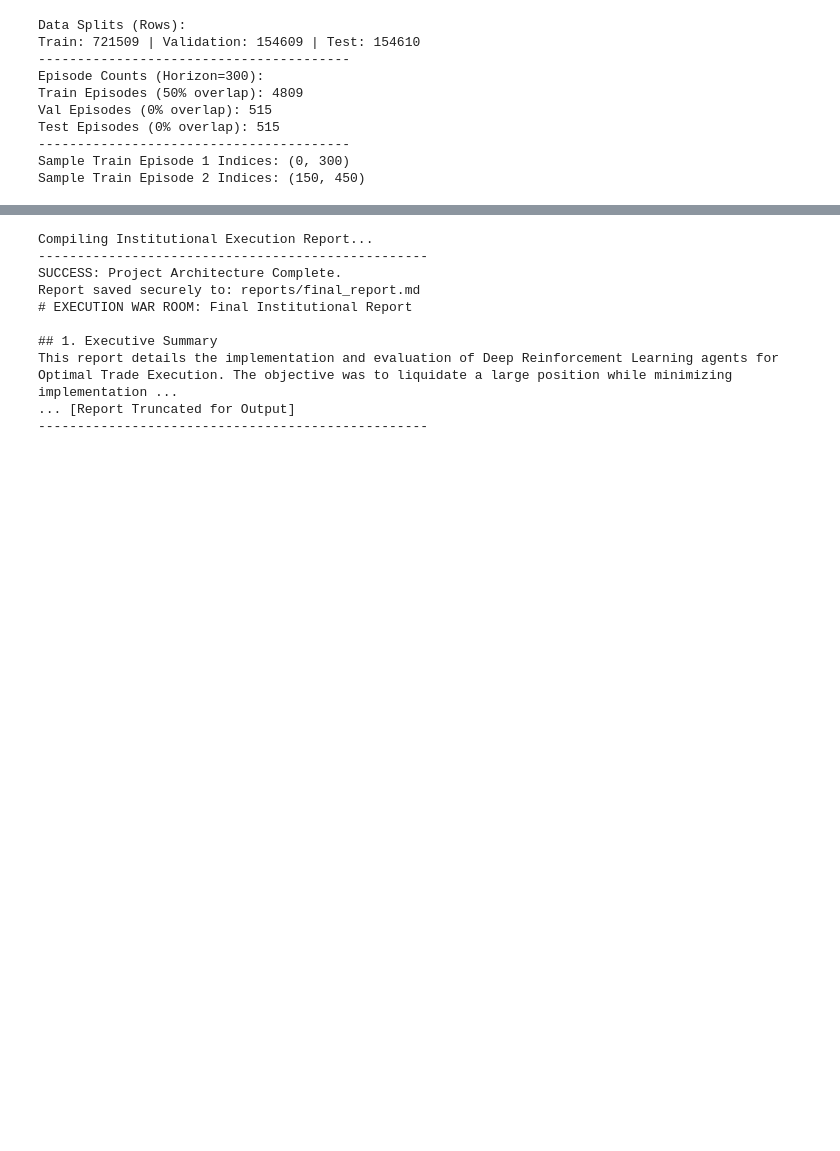
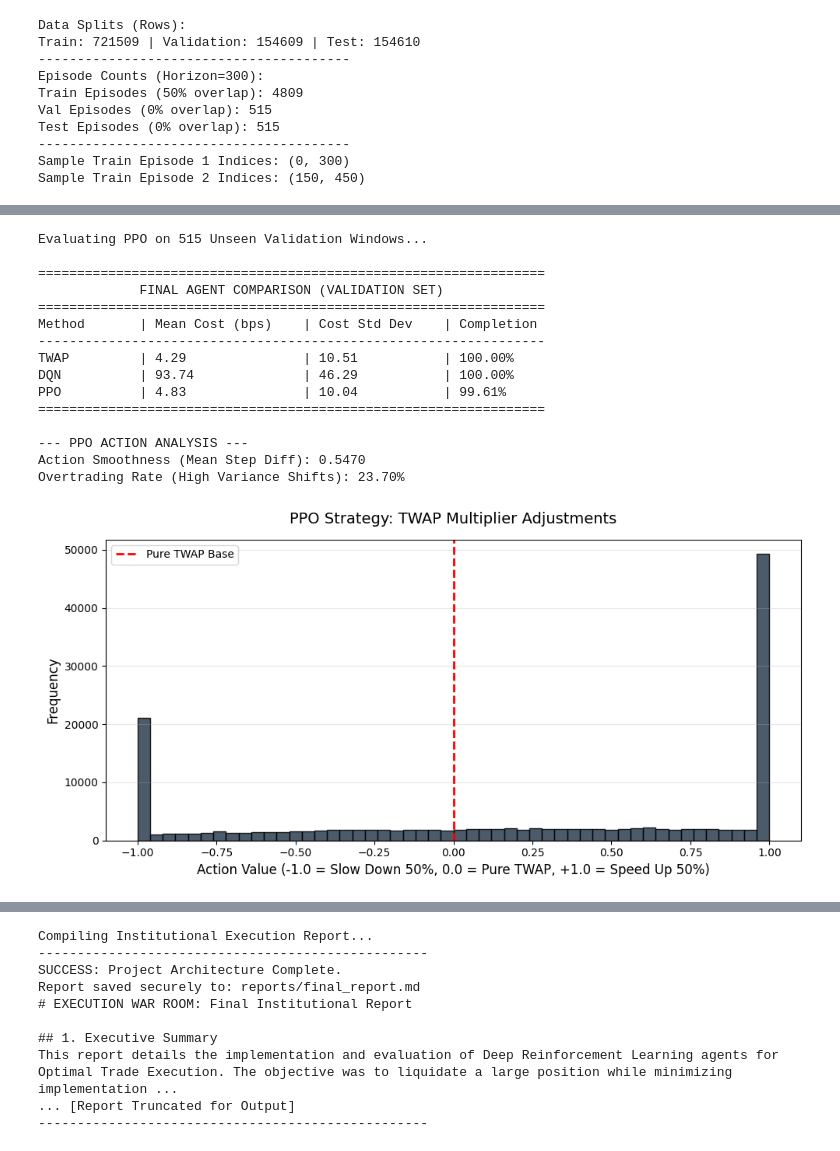
Before and after one commit to NegativeGravity/Optimal_Execution_DRL, a Jupyter notebook: execution-war-room.ipynb, the cells around one changed output, grey strips where cells are left out. Cells and saved outputs as stored; diff of their text form; code cells hidden in the pictures; blank space fills up the shorter version.

Commit message:
Kaggle Notebook | Execution War Room | Version 3

```diff
--- a/execution-war-room.ipynb
+++ b/execution-war-room.ipynb
@@ -505,7 +520,7 @@ Liquidity-Aware: Cost = -5.64 bps, Leftover = 0.000000
 # %%
 class ExecutionRewardEnv(ContinuousExecutionEnv):
-    def __init__(self, df, initial_inventory=1.0, horizon=300, impact_coef=1e-4, max_participation=1.0, reward_variant='B'):
-        super().__init__(df, initial_inventory, horizon, impact_coef, max_participation)
+    def __init__(self, df, initial_inventory=1.0, horizon=300, impact_coef=1e-4, reward_variant='B'):
+        super().__init__(df, initial_inventory, horizon, impact_coef)
         self.reward_variant = reward_variant
 
     def step(self, action):
@@ -518,11 +533,11 @@ class ExecutionRewardEnv(ContinuousExecutionEnv):
             reward = float(-step_cost_bps)
 
         elif self.reward_variant == 'B':
-            inventory_risk_penalty = inventory * 0.5
+            inventory_risk_penalty = (inventory ** 2) * 5.0
 
             terminal_penalty = 0.0
             if terminated and inventory > 1e-6:
-                terminal_penalty = inventory * 500.0
+                terminal_penalty = (inventory ** 2) * 5000.0
 
             reward = float(-step_cost_bps - inventory_risk_penalty - terminal_penalty)
 
@@ -545,7 +560,7 @@ def test_reward_variant(variant_name, data_df):
     results = {}
 
     for name, agent in agents.items():
-        env = ExecutionRewardEnv(df=data_df, horizon=300, max_participation=1.0, reward_variant=variant_name)
+        env = ExecutionRewardEnv(df=data_df, horizon=300, reward_variant=variant_name)
         obs, info = env.reset()
 
         terminated = False
@@ -594,21 +609,22 @@ class RewardWrapper(gym.Wrapper):
         self.reward_variant = reward_variant
 
     def step(self, action):
-        obs, reward, terminated, truncated, info = self.env.step(action)
+        obs, base_reward, terminated, truncated, info = self.env.step(action)
 
         step_cost_bps = info['step_cost_bps']
         inventory = info['inventory_remaining']
 
         if self.reward_variant == 'A':
             reward = float(-step_cost_bps)
+
         elif self.reward_variant == 'B':
-            inventory_risk_penalty = inventory * 0.5
-
+            inventory_risk_penalty = (inventory ** 2) * 5.0
             terminal_penalty = 0.0
             if terminated and inventory > 1e-6:
-                terminal_penalty = inventory * 500.0
+                terminal_penalty = (inventory ** 2) * 5000.0
 
             reward = float(-step_cost_bps - inventory_risk_penalty - terminal_penalty)
+
         else:
             reward = 0.0
 
@@ -766 +942,60 @@ Action 1 (Sell 2.5%): 0.00% of steps
+# %%
+import matplotlib.pyplot as plt
+
+print(f"Evaluating PPO on {len(val_episodes)} Unseen Validation Windows...")
+
+ppo_mean, ppo_std, ppo_comp, ppo_smooth, ppo_over, ppo_all_actions = evaluate_ppo(
+    trained_ppo, saved_vec_env, val_episodes, val_df
+)
+
+print("\n" + "=" * 65)
+print(f"{'FINAL AGENT COMPARISON (VALIDATION SET)':^65}")
+print("=" * 65)
+print(f"{'Method':<12} | {'Mean Cost (bps)':<18} | {'Cost Std Dev':<15} | {'Completion':<10}")
+print("-" * 65)
+print(f"{'TWAP':<12} | {twap_mean:<18.2f} | {twap_std:<15.2f} | {twap_comp * 100:.2f}%")
+
+if 'dqn_mean' in locals() or 'dqn_mean' in globals():
+    print(f"{'DQN':<12} | {dqn_mean:<18.2f} | {dqn_std:<15.2f} | {dqn_comp * 100:.2f}%")
+
+print(f"{'PPO':<12} | {ppo_mean:<18.2f} | {ppo_std:<15.2f} | {ppo_comp * 100:.2f}%")
+print("=" * 65)
+
+print("\n--- PPO ACTION ANALYSIS ---")
+print(f"Action Smoothness (Mean Step Diff): {ppo_smooth:.4f}")
+print(f"Overtrading Rate (High Variance Shifts): {ppo_over * 100:.2f}%\n")
+
+plt.figure(figsize=(10, 5))
+
+plt.hist(ppo_all_actions, bins=50, color='#2c3e50', alpha=0.85, edgecolor='black')
+plt.title("PPO Strategy: TWAP Multiplier Adjustments", fontsize=14, pad=15)
+
+plt.xlabel("Action Value (-1.0 = Slow Down 50%, 0.0 = Pure TWAP, +1.0 = Speed Up 50%)", fontsize=12)
+plt.ylabel("Frequency", fontsize=12)
+plt.grid(axis='y', alpha=0.3)
+
+plt.xlim(-1.1, 1.1)
+
+plt.axvline(0, color='red', linestyle='dashed', linewidth=2, label='Pure TWAP Base')
+plt.legend()
+
+plt.tight_layout()
+plt.show()
+# %% [output]
+Evaluating PPO on 515 Unseen Validation Windows...
+
+=================================================================
+             FINAL AGENT COMPARISON (VALIDATION SET)
+=================================================================
+Method       | Mean Cost (bps)    | Cost Std Dev    | Completion
+-----------------------------------------------------------------
+TWAP         | 4.29               | 10.51           | 100.00%
+DQN          | 93.74              | 46.29           | 100.00%
+PPO          | 4.83               | 10.04           | 99.61%
+=================================================================
+
+--- PPO ACTION ANALYSIS ---
+Action Smoothness (Mean Step Diff): 0.5470
+Overtrading Rate (High Variance Shifts): 23.70%
+[figure, added]
 # %%
```
Also changed, not shown: parts of 24 cells of this notebook.
